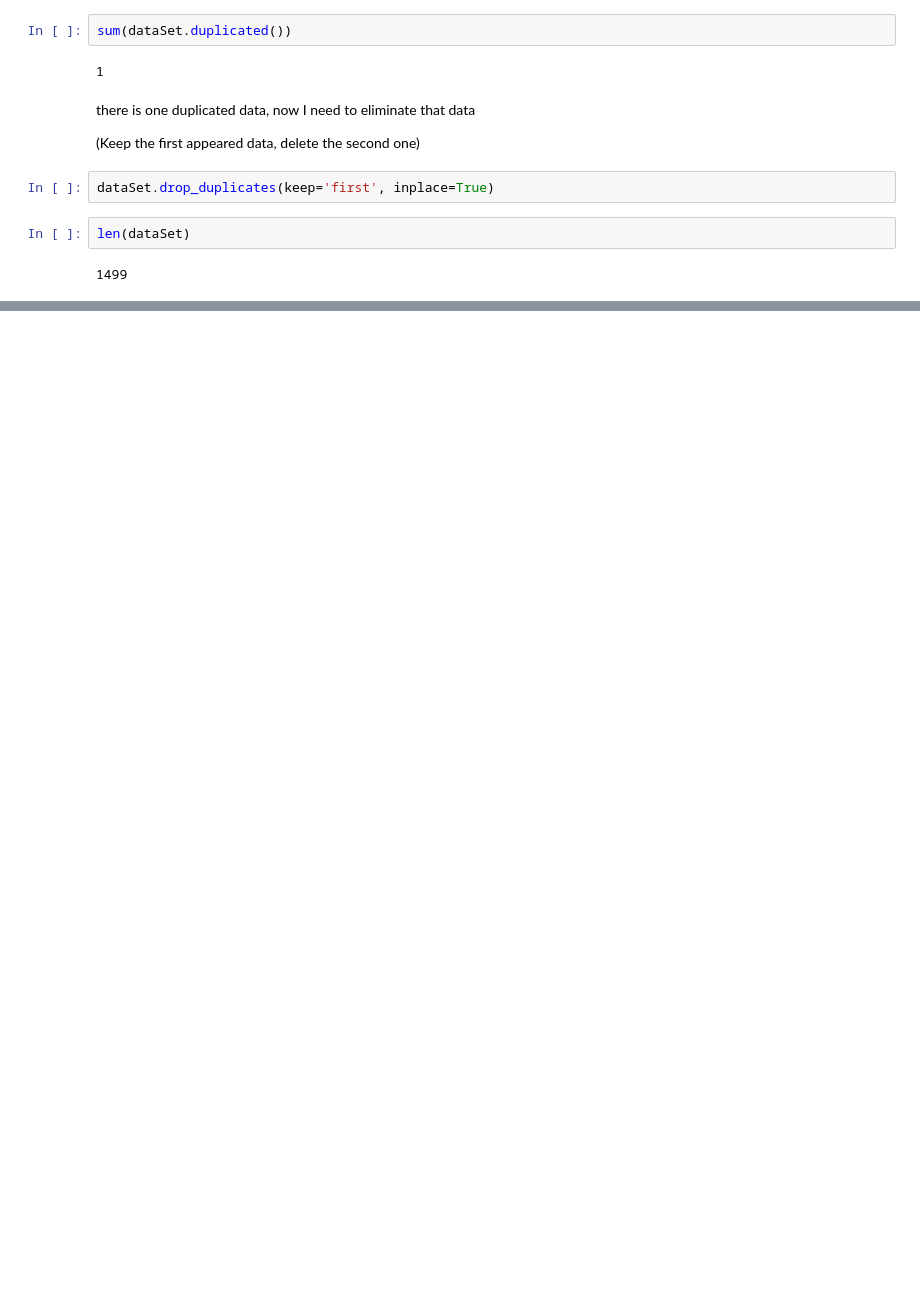
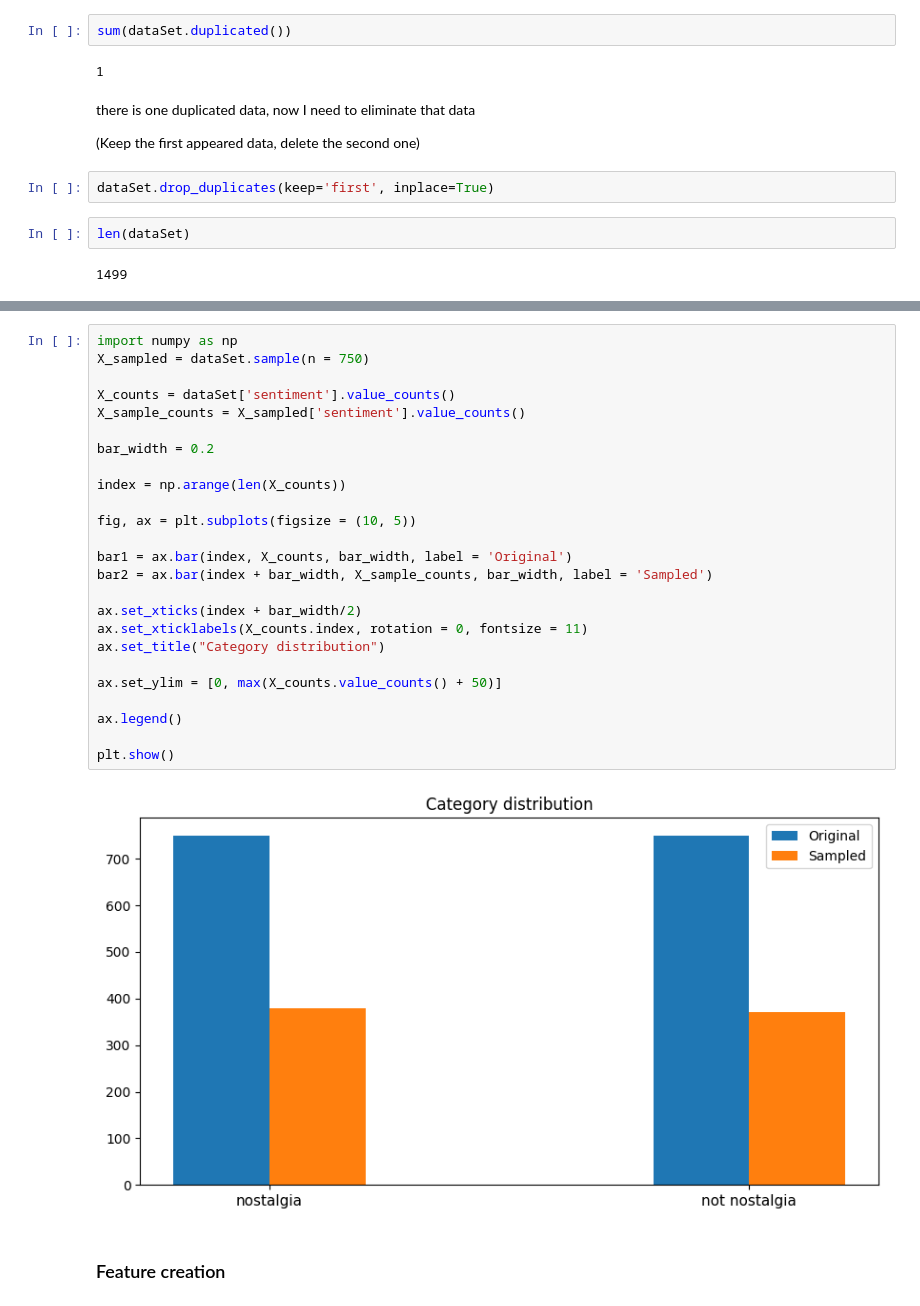
Before and after one commit to hhhwei23/DM2024-Lab1-Homework, a Jupyter notebook: DM2024-Lab1-Homework.ipynb, the cells around one changed output, grey strips where cells are left out. Cells and saved outputs as stored; diff of their text form; blank space fills up the shorter version.

```diff
--- a/DM2024-Lab1-Homework.ipynb
+++ b/DM2024-Lab1-Homework.ipynb
@@ -150,0 +188,29 @@ len(dataSet)
+# %%
+import numpy as np
+X_sampled = dataSet.sample(n = 750)
+
+X_counts = dataSet['sentiment'].value_counts()
+X_sample_counts = X_sampled['sentiment'].value_counts()
+
+bar_width = 0.2
+
+index = np.arange(len(X_counts))
+
+fig, ax = plt.subplots(figsize = (10, 5))
+
+bar1 = ax.bar(index, X_counts, bar_width, label = 'Original')
+bar2 = ax.bar(index + bar_width, X_sample_counts, bar_width, label = 'Sampled')
+
+ax.set_xticks(index + bar_width/2)
+ax.set_xticklabels(X_counts.index, rotation = 0, fontsize = 11)
+ax.set_title("Category distribution")
+
+ax.set_ylim = [0, max(X_counts.value_counts() + 50)]
+
+ax.legend()
+
+plt.show()
+# %% [output]
+[figure, added]
+# %% [markdown]
+### Feature creation
```
Also changed, not shown: parts of 51 cells of this notebook.
